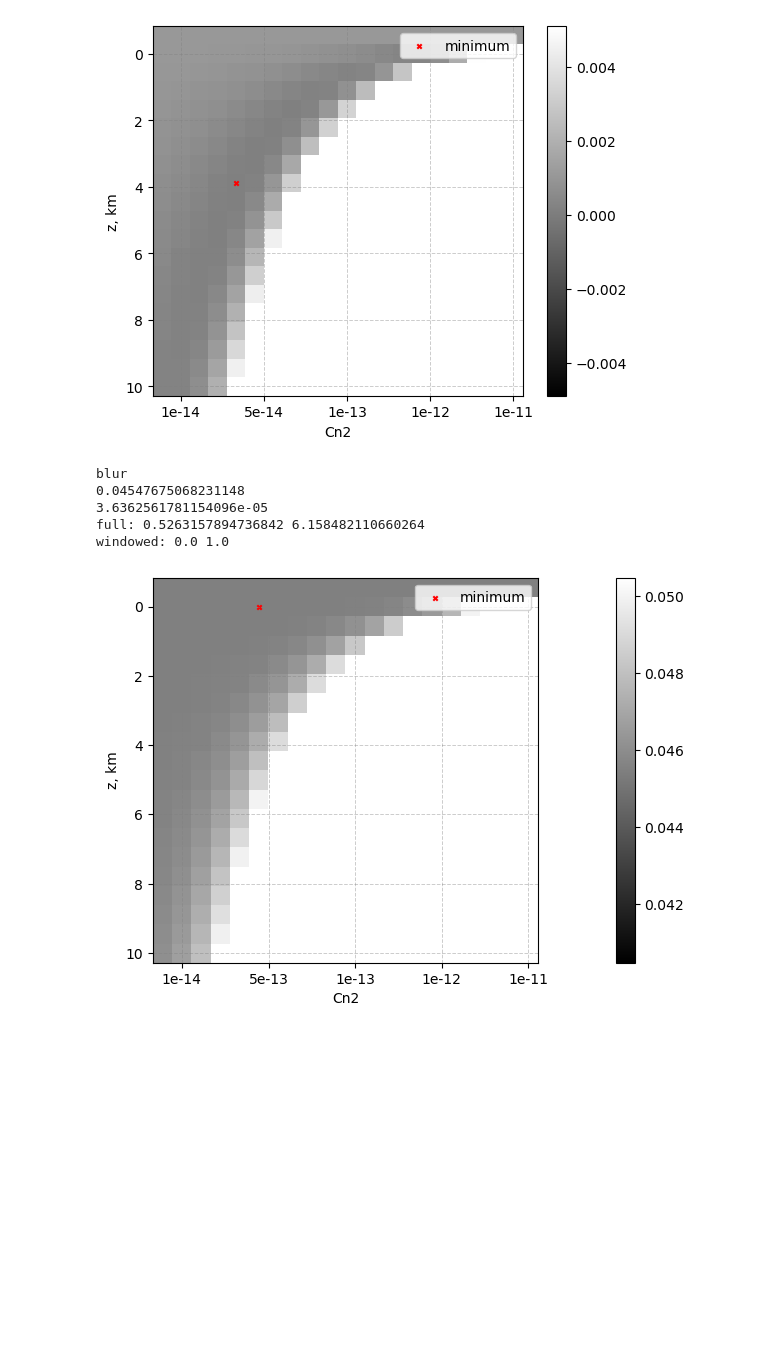
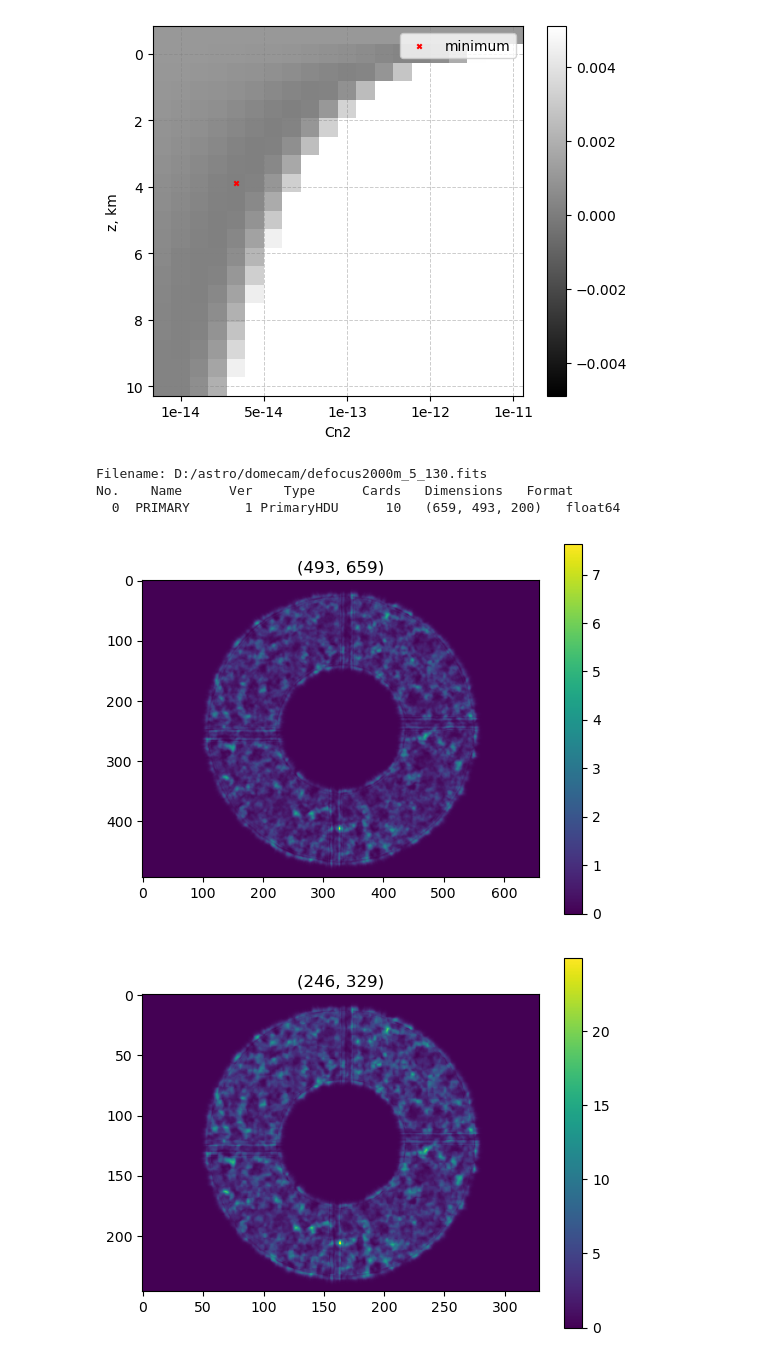
Before and after one commit to AntonMate/domecam, a Jupyter notebook: curvefitting_se.ipynb, the cells around one changed output. Drawn from its saved outputs; the diff is of its cells as text; code cells hidden in the pictures; blank space fills up the shorter version.

```diff
--- a/curvefitting_se.ipynb
+++ b/curvefitting_se.ipynb
@@ -500,46 +483,36 @@ plt.grid(color='grey', linestyle='--', linewidth=0.7, alpha=0.4)
 plt.savefig('D:/astro/R.png', bbox_inches='tight')
 # %% [output]
 [figure]
-# %%
-fig, ax = plt.subplots(1, 1, figsize=(20, 5))
-fig.colorbar(ax.imshow(R1, vmin=R1[np.unravel_index(np.argmin(R1), R1.shape)]-0.005,
-                       vmax=R1[np.unravel_index(np.argmin(R1), R1.shape)]+0.005, cmap='gray'), ax=ax)
-# fig.colorbar(ax2.imshow(R2, vmin=0,
-#                         vmax=0.001, cmap='gray'), ax=ax2)
-
-ax.scatter(np.unravel_index(np.argmin(R1), R1.shape)[1], np.unravel_index(np.argmin(R1), R1.shape)[0], color='red', s=10,
-            marker='x', label='minimum')
-# ax2.scatter(np.unravel_index(np.argmin(R2), R2.shape)[1], np.unravel_index(np.argmin(R2), R2.shape)[0], color='red', s=10,
-#             marker='x', label='minimum')
-
-ax.set_xticks (ticks=np.linspace(0+1, k_width-1, 5), labels=['1e-14', '5e-13', '1e-13', '1e-12', '1e-11'])
-ax.set_yticks (ticks=np.linspace(0+1, k_height-1, 6), labels=['0', '2', '4', '6', '8', '10'])
-ax.set_xlabel('Cn2')
-ax.set_ylabel('z, km')
-ax.legend()
-ax.grid(color='grey', linestyle='--', linewidth=0.7, alpha=0.4)
-
-# ax2.set_xticks (ticks=np.linspace(0+1, k_width-1, 5), labels=['1e-14', '5e-13', '1e-13', '1e-12', '1e-11'])
-# ax2.set_yticks (ticks=np.linspace(0+1, k_height-1, 6), labels=['0', '2', '4', '6', '8', '10'])
-# ax2.set_xlabel('Cn2')
-# ax2.set_ylabel('z, km')
-# ax2.legend()
-# ax2.grid(color='grey', linestyle='--', linewidth=0.7, alpha=0.4)
-
-# fig.savefig(f'D:/astro/R_{gammas_type}.png', bbox_inches='tight')
-
-# ax.set_title('full')
-# ax2.set_title('windowed')
-
-print(gammas_type)
-print(R1[np.unravel_index(np.argmin(R1), R1.shape)])
-print(R2[np.unravel_index(np.argmin(R2), R2.shape)])
-print('full:', h[np.unravel_index(np.argmin(R1), R1.shape)[0]], c[np.unravel_index(np.argmin(R1), R1.shape)[1]])
-print('windowed:', h[np.unravel_index(np.argmin(R2), R2.shape)[0]], c[np.unravel_index(np.argmin(R2), R2.shape)[1]])
-# %% [output]
-blur
-0.04547675068231148
-3.6362561781154096e-05
-full: 0.5263157894736842 6.158482110660264
-windowed: 0.0 1.0
-[figure, removed]
+# %%
+def binning(image, factor=None):
+    # https://stackoverflow.com/questions/36063658/how-to-bin-a-2d-array-in-numpy
+    # https://scipython.com/blog/binning-a-2d-array-in-numpy/
+
+    image = image[:-(image.shape[0] - factor*(image.shape[0]//factor)), :-(image.shape[1] - factor*(image.shape[1]//factor))]
+    res = image.reshape(image.shape[0]//factor, factor, image.shape[1]//factor, factor)
+    res = res.sum(1).sum(2)
+    return res
+
+with fits.open("D:/astro/domecam/defocus2000m_5_130.fits") as f:
+    f.info()
+    tmp_img = (f[0].data)[5]
+
+
+plt.figure()
+plt.imshow(tmp_img)
+plt.title(f'{tmp_img.shape}')
+plt.colorbar()
+
+tmp_img2 = binning(tmp_img, factor=2)
+
+plt.figure()
+plt.imshow(tmp_img2)
+plt.title(f'{tmp_img2.shape}')
+plt.colorbar()
+print()
+# %% [output]
+Filename: D:/astro/domecam/defocus2000m_5_130.fits
+No.    Name      Ver    Type      Cards   Dimensions   Format
+  0  PRIMARY       1 PrimaryHDU      10   (659, 493, 200)   float64
+[figure, added]
+[figure, added]
```
Also changed, not shown: parts of 6 cells of this notebook, 2 other files.
